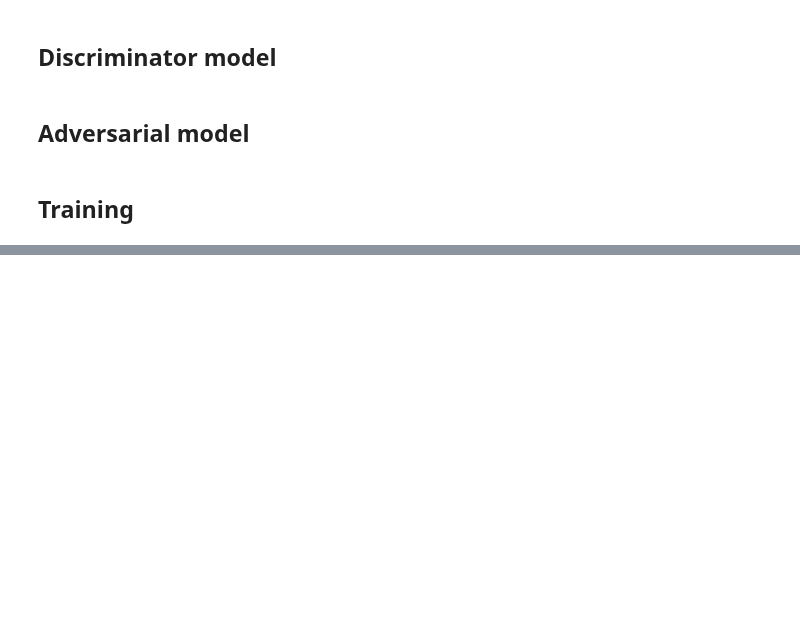
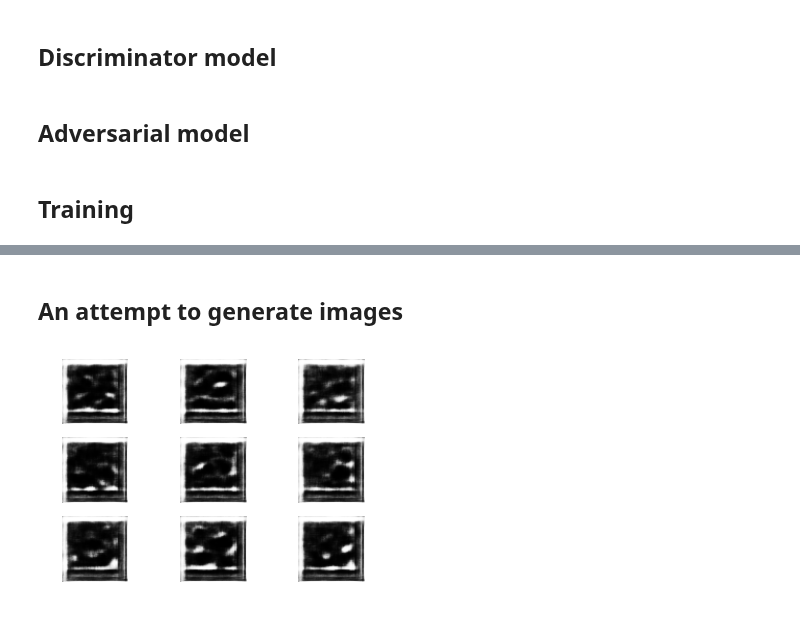
Before and after one commit to robolamp/SleepingCalligrapher, a Jupyter notebook: chars_GAN.ipynb, the cells around one changed output, grey strips where cells are left out. Saved outputs shown, nothing was run; the diff lists cells and outputs as text; code cells hidden in the pictures; blank space fills up the shorter version.

```diff
--- a/chars_GAN.ipynb
+++ b/chars_GAN.ipynb
@@ -278,0 +284,14 @@ Caused by op 'dense_2/random_uniform/RandomUniform', defined at:
+# %% [markdown]
+## An attempt to generate images
+# %%
+noise = np.random.uniform(-1.0, 1.0, size=[10, gen_noise_dim])
+fake_images = gennet.predict(noise)
+
+
+for i in range(9):
+    plt.subplot(330 + 1 + i)
+    plt.imshow(fake_images[i].reshape(64, 64), cmap=plt.get_cmap('gray'))
+    plt.axis('off')
+plt.show()
+# %% [output]
+[figure, added]
```
Also changed, not shown: parts of 5 cells of this notebook.
